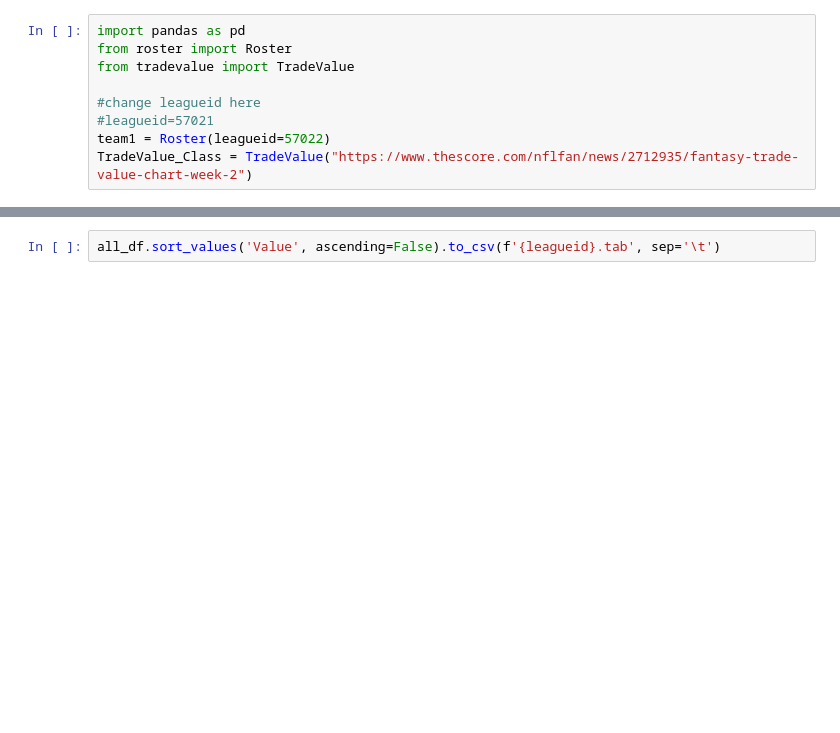
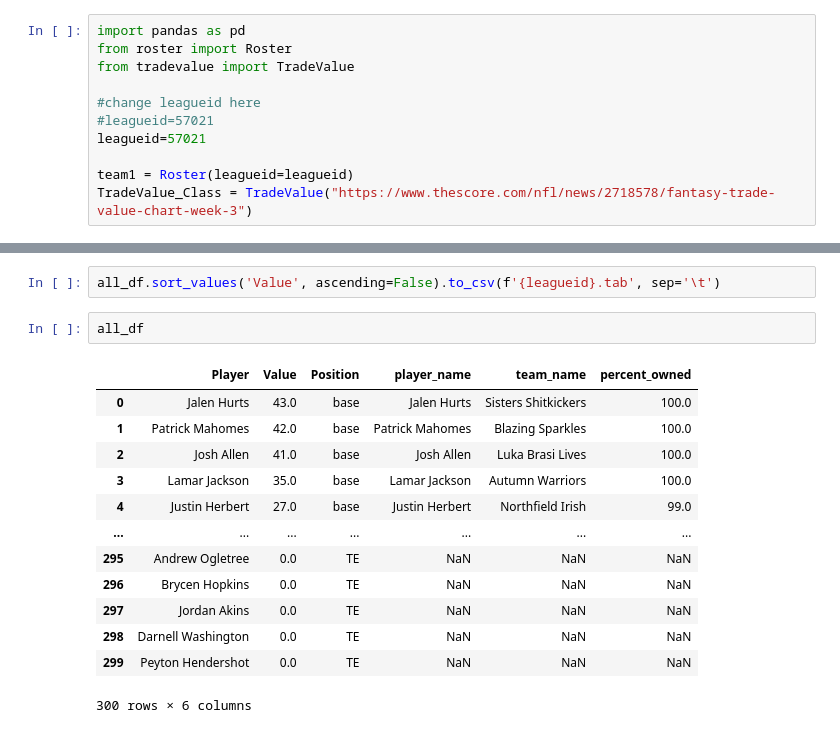
Before and after one commit to JamesYouL2/FantasyFootball, a Jupyter notebook: merge.ipynb, the cells around one changed output, grey strips where cells are left out. Cells and saved outputs as stored; diff of their text form; blank space fills up the shorter version.

Commit message:
add logging and add position for each player

```diff
--- a/merge.ipynb
+++ b/merge.ipynb
@@ -5,6 +5,8 @@ from tradevalue import TradeValue
 
 #change leagueid here
 #leagueid=57021
-team1 = Roster(leagueid=57022)
-TradeValue_Class = TradeValue("https://www.thescore.com/nflfan/news/2712935/fantasy-trade-value-chart-week-2")
+leagueid=57021
+
+team1 = Roster(leagueid=leagueid)
+TradeValue_Class = TradeValue("https://www.thescore.com/nfl/news/2718578/fantasy-trade-value-chart-week-3")
 # %% [output]
@@ -34,3 +42,19 @@ team1_df = col_replace(team1.roster_df, 'player_name')
 all_df = pd.merge(TradeValue_df,team1_df,left_on='Player',right_on='player_name',how='left')
 # %%
 all_df.sort_values('Value', ascending=False).to_csv(f'{leagueid}.tab', sep='\t')
+# %%
+all_df
+# %% [output]
+|  | Player | Value | Position | player_name | team_name | percent_owned |
+| 0 | Jalen Hurts | 43.0 | base | Jalen Hurts | Sisters Shitkickers | 100.0 |
+| 1 | Patrick Mahomes | 42.0 | base | Patrick Mahomes | Blazing Sparkles | 100.0 |
+| 2 | Josh Allen | 41.0 | base | Josh Allen | Luka Brasi Lives | 100.0 |
+| 3 | Lamar Jackson | 35.0 | base | Lamar Jackson | Autumn Warriors | 100.0 |
+| 4 | Justin Herbert | 27.0 | base | Justin Herbert | Northfield Irish | 99.0 |
+| ... | ... | ... | ... | ... | ... | ... |
+| 295 | Andrew Ogletree | 0.0 | TE | NaN | NaN | NaN |
+| 296 | Brycen Hopkins | 0.0 | TE | NaN | NaN | NaN |
+| 297 | Jordan Akins | 0.0 | TE | NaN | NaN | NaN |
+| 298 | Darnell Washington | 0.0 | TE | NaN | NaN | NaN |
+| 299 | Peyton Hendershot | 0.0 | TE | NaN | NaN | NaN |
+300 rows × 6 columns
```
Also changed, not shown: parts of 1 cell of this notebook, 2 other files.
